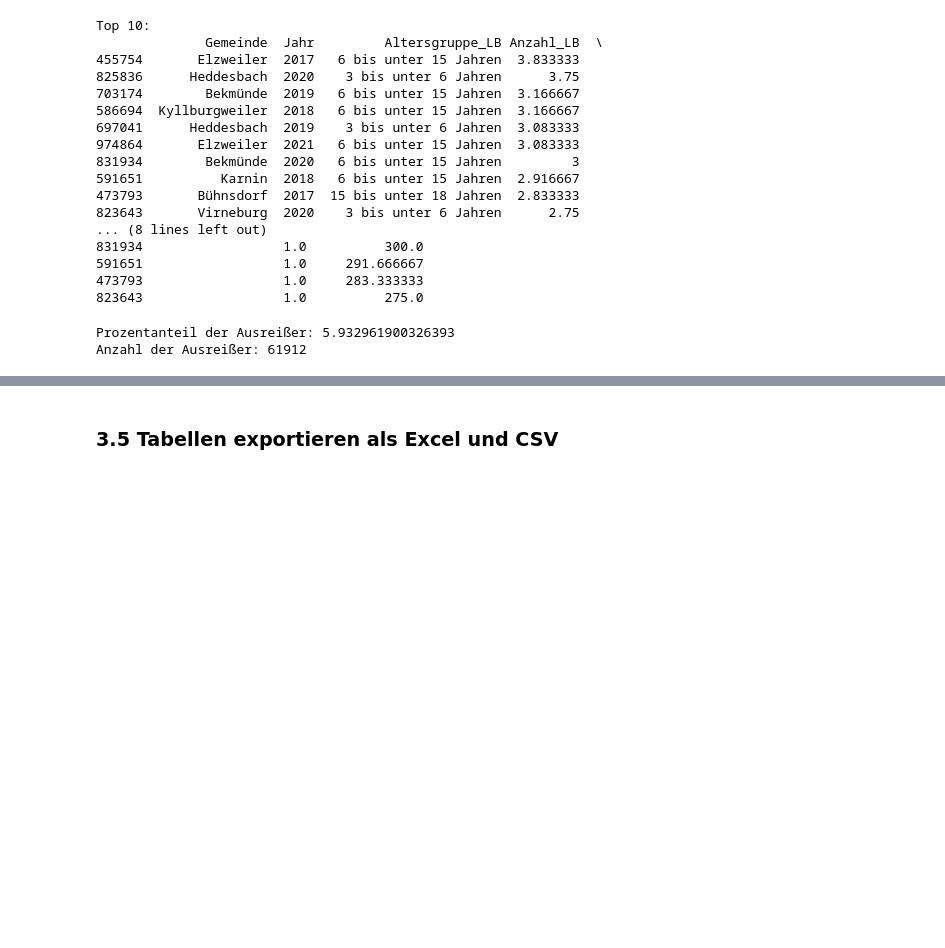
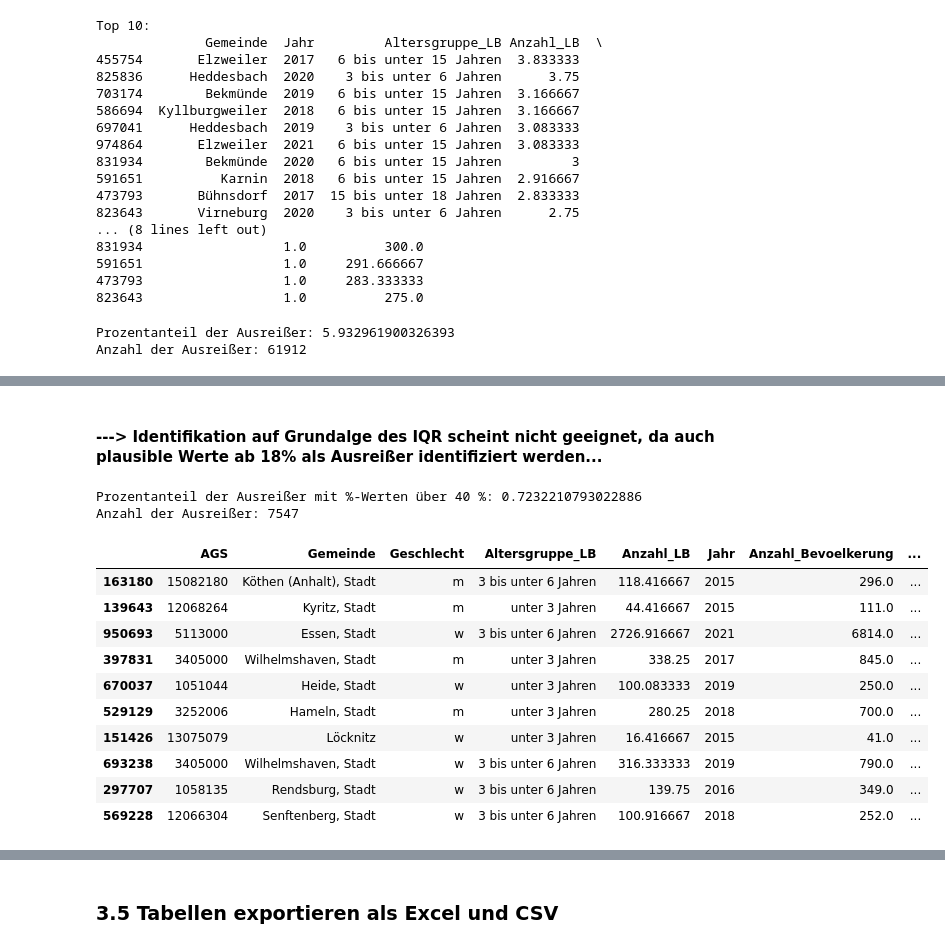
Before and after one commit to tobias-vetterle/mikrokosmos, a Jupyter notebook: aufbereitung_mikrokosmos.ipynb, the cells around one changed output, grey strips where cells are left out. Drawn from its saved outputs; the diff is of its cells as text; code cells hidden in the pictures; blank space fills up the shorter version.

```diff
--- a/aufbereitung_mikrokosmos.ipynb
+++ b/aufbereitung_mikrokosmos.ipynb
@@ -571,0 +585,27 @@ plt.show()
+# %% [markdown]
+#### ---> Identifikation auf Grundalge des IQR scheint nicht geeignet, da auch plausible Werte ab 18% als Ausreißer identifiziert werden...
+# %%
+# Alternative: Eigenen SChwellenwert bestimmen
+
+threshold = 40
+outliers = stacked_lb_bev[stacked_lb_bev["SGB2-Quote (%)"] > threshold]
+num_outliers = len(outliers)
+total_values = len(stacked_lb_bev)
+outlier_percentage = (num_outliers / total_values) * 100
+print("Prozentanteil der Ausreißer mit %-Werten über", threshold, "%:", outlier_percentage)
+print("Anzahl der Ausreißer:", num_outliers)
+outliers.sort_values('SGB2-Quote (%)', ascending=True).head(10)
+# %% [output]
+Prozentanteil der Ausreißer mit %-Werten über 40 %: 0.7232210793022886
+Anzahl der Ausreißer: 7547
+|  | AGS | Gemeinde | Geschlecht | Altersgruppe_LB | Anzahl_LB | Jahr | Anzahl_Bevoelkerung | ... |
+| 163180 | 15082180 | Köthen (Anhalt), Stadt | m | 3 bis unter 6 Jahren | 118.416667 | 2015 | 296.0 | ... |
+| 139643 | 12068264 | Kyritz, Stadt | m | unter 3 Jahren | 44.416667 | 2015 | 111.0 | ... |
+| 950693 | 5113000 | Essen, Stadt | w | 3 bis unter 6 Jahren | 2726.916667 | 2021 | 6814.0 | ... |
+| 397831 | 3405000 | Wilhelmshaven, Stadt | m | unter 3 Jahren | 338.25 | 2017 | 845.0 | ... |
+| 670037 | 1051044 | Heide, Stadt | w | unter 3 Jahren | 100.083333 | 2019 | 250.0 | ... |
+| 529129 | 3252006 | Hameln, Stadt | m | unter 3 Jahren | 280.25 | 2018 | 700.0 | ... |
+| 151426 | 13075079 | Löcknitz | w | unter 3 Jahren | 16.416667 | 2015 | 41.0 | ... |
+| 693238 | 3405000 | Wilhelmshaven, Stadt | w | 3 bis unter 6 Jahren | 316.333333 | 2019 | 790.0 | ... |
+| 297707 | 1058135 | Rendsburg, Stadt | w | 3 bis unter 6 Jahren | 139.75 | 2016 | 349.0 | ... |
+| 569228 | 12066304 | Senftenberg, Stadt | w | 3 bis unter 6 Jahren | 100.916667 | 2018 | 252.0 | ... |
```
Also changed, not shown: parts of 2 cells of this notebook.
